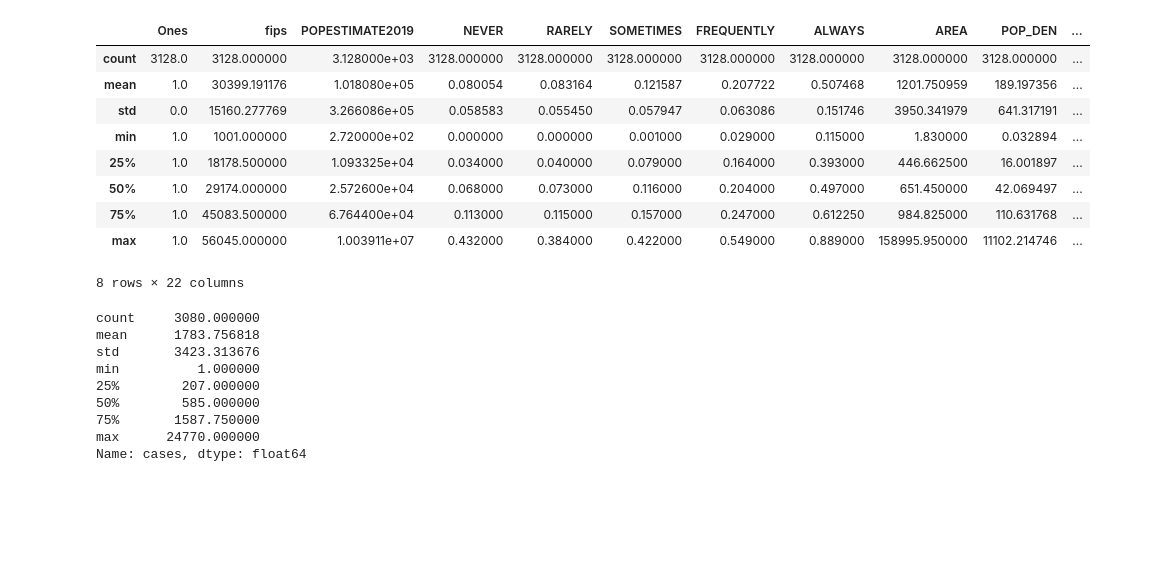
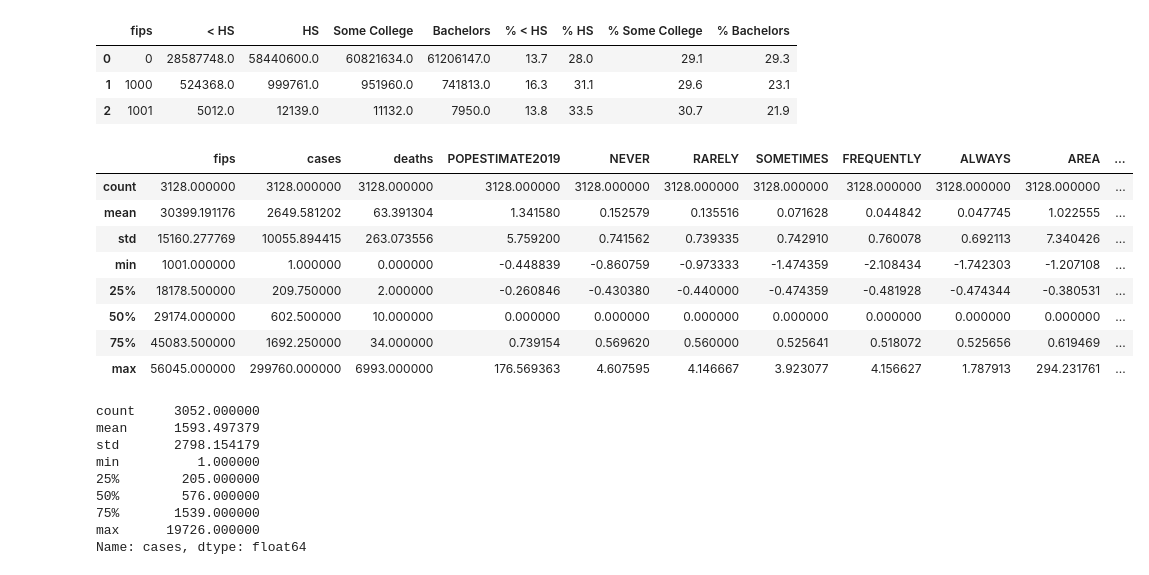
Before and after one commit to CS254-ML-FinalProject/Final-Project, a Jupyter notebook: CNN.ipynb, the cells around one changed output. Cells and saved outputs as stored; diff of their text form; code cells hidden in the pictures; blank space fills up the shorter version.

```diff
--- a/CNN.ipynb
+++ b/CNN.ipynb
@@ -32,6 +32,25 @@ county_cases = county_cases.drop(["county","state"], axis=1)
 # %%
 county_pop = pd.read_csv('county_pop.csv', encoding='latin-1')
 county_pop = county_pop.rename(columns={"COUNTY": "fips"})
+# %%
+education = pd.read_csv('Education.csv')
+education = education.rename(columns={"FIPS Code": "fips",
+                            "Less than a high school diploma, 2010-2014": "< HS",
+                            "High school diploma only, 2010-2014":"HS",
+                            "Some college or associate's degree, 2010-2014": "Some College",
+                            "Bachelor's degree or higher, 2010-2014": "Bachelors",
+                            "Percent of adults with less than a high school diploma, 2010-2014" : "% < HS",
+                            "Percent of adults with a high school diploma only, 2010-2014" : "% HS",
+                            "Percent of adults completing some college or associate's degree, 2010-2014" : "% Some College",
+                            "Percent of adults with a bachelor's degree or higher, 2010-2014" : "% Bachelors"})
+
+education = education.drop(["State", "Area name"], axis=1)
+education.head(3)
+# %% [output]
+|  | fips | < HS | HS | Some College | Bachelors | % < HS | % HS | % Some College | % Bachelors |
+| 0 | 0 | 28587748.0 | 58440600.0 | 60821634.0 | 61206147.0 | 13.7 | 28.0 | 29.1 | 29.3 |
+| 1 | 1000 | 524368.0 | 999761.0 | 951960.0 | 741813.0 | 16.3 | 31.1 | 29.6 | 23.1 |
+| 2 | 1001 | 5012.0 | 12139.0 | 11132.0 | 7950.0 | 13.8 | 33.5 | 30.7 | 21.9 |
 # %%
 def new_normal(table):
     normal = robust_scale(table)
@@ -53,43 +85,58 @@ df['POPxNEVER'] = df['POPESTIMATE2019'] * df['NEVER']
 # %%
-df = df.merge(county_cases, how="left", on="fips")
-df.insert(0, 'Ones', 1)
-column_titles = ["POPESTIMATE2019","NEVER","RARELY","SOMETIMES","FREQUENTLY","ALWAYS","AREA","POP_DEN","POP_DENxALWAYS","POP_DENxFREQUENTLY","POP_DENxSOMETIMES","POP_DENxRARELY","POP_DENxNEVER",'POPxALWAYS','POPxFREQUENTLY','POPxSOMETIMES','POPxRARELY','POPxNEVER']
+
+#df.columns
+
+column_titles =  ['POPESTIMATE2019', 'NEVER',
+                  'RARELY', 'SOMETIMES', 'FREQUENTLY', 'ALWAYS', 'AREA',
+                  'POP_DEN', 'POP_DENxALWAYS', '< HS', 'HS', 'Some College',
+                  'Bachelors', '% < HS', '% HS', '% Some College', '% Bachelors']
+
 new_df = df.reindex(columns=column_titles)
 normal_all = new_normal(new_df)
 normal_df = pd.DataFrame(normal_all)
 normal_df.columns = column_titles
 normal_df['fips'] = df['fips']
 normal_df = normal_df.merge(county_cases, how="left", on="fips")
-column_titles = ["fips","cases","deaths","POPESTIMATE2019","NEVER","RARELY","SOMETIMES","FREQUENTLY","ALWAYS","AREA","POP_DEN","POP_DENxALWAYS","POP_DENxFREQUENTLY","POP_DENxSOMETIMES","POP_DENxRARELY","POP_DENxNEVER",'POPxALWAYS','POPxFREQUENTLY','POPxSOMETIMES','POPxRARELY','POPxNEVER']
+column_titles = ['fips','cases','deaths','POPESTIMATE2019', 'NEVER',
+                 'RARELY', 'SOMETIMES', 'FREQUENTLY', 'ALWAYS', 'AREA',
+                 '< HS', 'HS', 'Some College','Bachelors',
+                 '% < HS', '% HS', '% Some College', '% Bachelors']
+
+# ['fips','cases','deaths','POPESTIMATE2019', 'NEVER',
+#  'RARELY', 'SOMETIMES', 'FREQUENTLY', 'ALWAYS', 'AREA', 'cases',
+#  'deaths', 'POP_DEN', 'POP_DENxALWAYS', '< HS', 'HS', 'Some College',
+#  'Bachelors', '% < HS', '% HS', '% Some College', '% Bachelors']
 
 #column_titles = ["cases","deaths","POPESTIMATE2019","NEVER","RARELY","SOMETIMES","FREQUENTLY","ALWAYS"]
 
 normal_df = normal_df.reindex(columns=column_titles)
 # %%
-df.describe()
+normal_df.describe()
 # %% [output]
-|  | Ones | fips | POPESTIMATE2019 | NEVER | RARELY | SOMETIMES | FREQUENTLY | ALWAYS | AREA | POP_DEN | ... |
-| count | 3128.0 | 3128.000000 | 3.128000e+03 | 3128.000000 | 3128.000000 | 3128.000000 | 3128.000000 | 3128.000000 | 3128.000000 | 3128.000000 | ... |
-| mean | 1.0 | 30399.191176 | 1.018080e+05 | 0.080054 | 0.083164 | 0.121587 | 0.207722 | 0.507468 | 1201.750959 | 189.197356 | ... |
-| std | 0.0 | 15160.277769 | 3.266086e+05 | 0.058583 | 0.055450 | 0.057947 | 0.063086 | 0.151746 | 3950.341979 | 641.317191 | ... |
-| min | 1.0 | 1001.000000 | 2.720000e+02 | 0.000000 | 0.000000 | 0.001000 | 0.029000 | 0.115000 | 1.830000 | 0.032894 | ... |
-| 25% | 1.0 | 18178.500000 | 1.093325e+04 | 0.034000 | 0.040000 | 0.079000 | 0.164000 | 0.393000 | 446.662500 | 16.001897 | ... |
-| 50% | 1.0 | 29174.000000 | 2.572600e+04 | 0.068000 | 0.073000 | 0.116000 | 0.204000 | 0.497000 | 651.450000 | 42.069497 | ... |
-| 75% | 1.0 | 45083.500000 | 6.764400e+04 | 0.113000 | 0.115000 | 0.157000 | 0.247000 | 0.612250 | 984.825000 | 110.631768 | ... |
-| max | 1.0 | 56045.000000 | 1.003911e+07 | 0.432000 | 0.384000 | 0.422000 | 0.549000 | 0.889000 | 158995.950000 | 11102.214746 | ... |
+|  | fips | cases | deaths | POPESTIMATE2019 | NEVER | RARELY | SOMETIMES | FREQUENTLY | ALWAYS | AREA | ... |
+| count | 3128.000000 | 3128.000000 | 3128.000000 | 3128.000000 | 3128.000000 | 3128.000000 | 3128.000000 | 3128.000000 | 3128.000000 | 3128.000000 | ... |
+| mean | 30399.191176 | 2649.581202 | 63.391304 | 1.341580 | 0.152579 | 0.135516 | 0.071628 | 0.044842 | 0.047745 | 1.022555 | ... |
+| std | 15160.277769 | 10055.894415 | 263.073556 | 5.759200 | 0.741562 | 0.739335 | 0.742910 | 0.760078 | 0.692113 | 7.340426 | ... |
+| min | 1001.000000 | 1.000000 | 0.000000 | -0.448839 | -0.860759 | -0.973333 | -1.474359 | -2.108434 | -1.742303 | -1.207108 | ... |
+| 25% | 18178.500000 | 209.750000 | 2.000000 | -0.260846 | -0.430380 | -0.440000 | -0.474359 | -0.481928 | -0.474344 | -0.380531 | ... |
+| 50% | 29174.000000 | 602.500000 | 10.000000 | 0.000000 | 0.000000 | 0.000000 | 0.000000 | 0.000000 | 0.000000 | 0.000000 | ... |
+| 75% | 45083.500000 | 1692.250000 | 34.000000 | 0.739154 | 0.569620 | 0.560000 | 0.525641 | 0.518072 | 0.525656 | 0.619469 | ... |
+| max | 56045.000000 | 299760.000000 | 6993.000000 | 176.569363 | 4.607595 | 4.146667 | 3.923077 | 4.156627 | 1.787913 | 294.231761 | ... |
-8 rows × 22 columns
 # %%
-index = df[(df['cases'] >= 25000)|(df['cases'] <= 0)].index
+# df['cases'] = np.log(df['cases'])
+df['cases'].describe()
+
+index = df[(df['cases'] >= 20000)|(df['cases'] <= 0)].index
 df.drop(index, inplace=True)
 normal_df.drop(index, inplace=True)
 df['cases'].describe()
 # %% [output]
-count     3080.000000
-mean      1783.756818
-std       3423.313676
+count     3052.000000
+mean      1593.497379
+std       2798.154179
 min          1.000000
-25%        207.000000
-50%        585.000000
-75%       1587.750000
-max      24770.000000
+25%        205.000000
+50%        576.000000
+75%       1539.000000
+max      19726.000000
 Name: cases, dtype: float64
```
Also changed, not shown: parts of 13 cells of this notebook, 1 other file.
